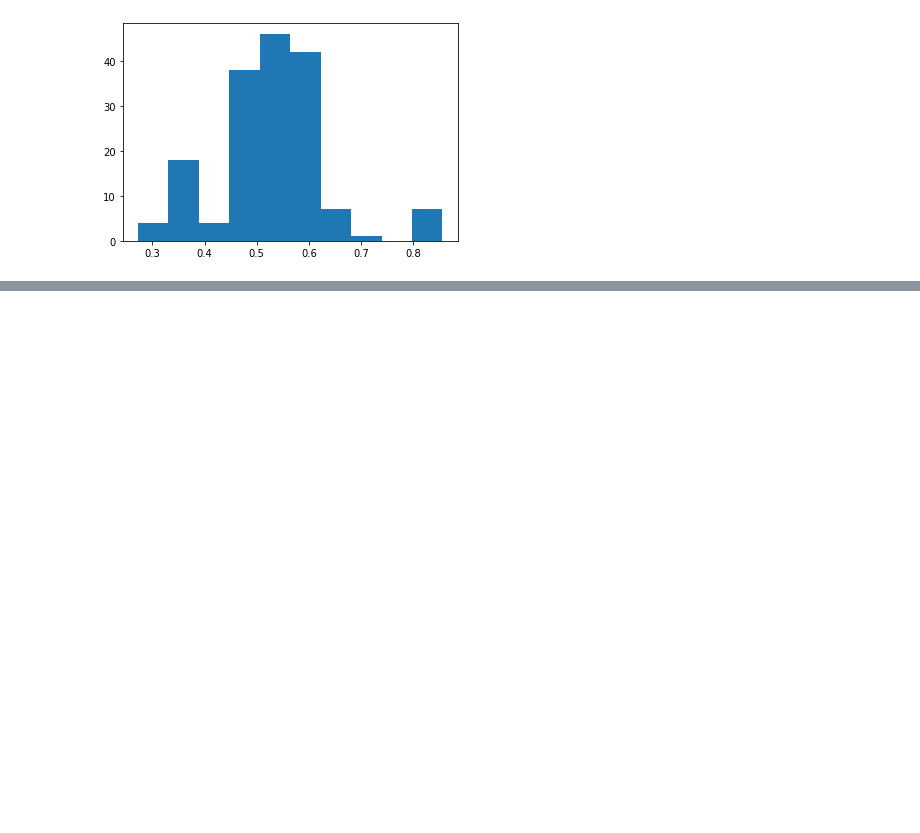
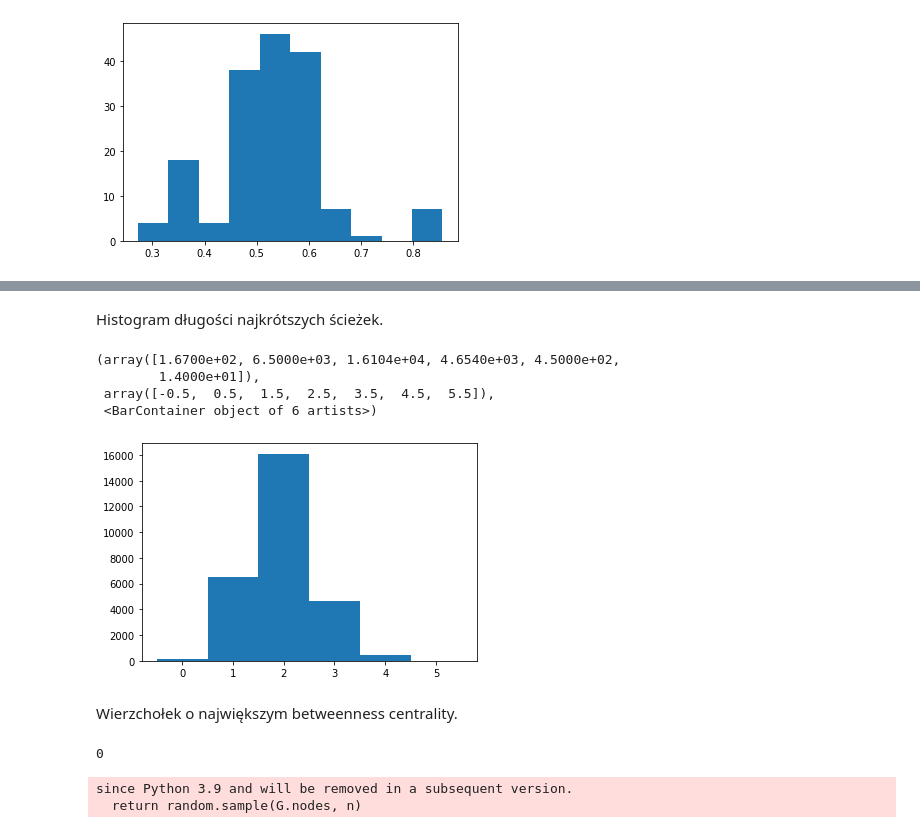
Before and after one commit to ProtossLuigi/studia-mag, a Jupyter notebook: sieci/lab2/zad1.ipynb, the cells around one changed output, grey strips where cells are left out. Saved outputs shown, nothing was run; the diff lists cells and outputs as text; code cells hidden in the pictures; blank space fills up the shorter version.

```diff
--- a/sieci/lab2/zad1.ipynb
+++ b/sieci/lab2/zad1.ipynb
@@ -109,0 +180,21 @@ df2 =
+# %% [markdown]
+Histogram długości najkrótszych ścieżek.
+# %%
+shortest_paths = nx.shortest_path_length(G)
+lengths = []
+for node1 in shortest_paths:
+    for node2 in node1[1]:
+        lengths.append(node1[1][node2])
+plt.hist(lengths, bins=np.arange(-0.5, 5.6, 1.0))
+# %% [output]
+(array([1.6700e+02, 6.5000e+03, 1.6104e+04, 4.6540e+03, 4.5000e+02,
+        1.4000e+01]),
+ array([-0.5,  0.5,  1.5,  2.5,  3.5,  4.5,  5.5]),
+ <BarContainer object of 6 artists>)
+[figure, added]
+# %% [markdown]
+Wierzchołek o największym betweenness centrality.
+# %%
+np.argmax(dict(nx.betweenness_centrality(G)))
+# %% [output]
+0
@@ -109,0 +237,9 @@ df2 =
+# %%
+results = {}
+for seed in ['3random', 'betweenness', 'closeness']:
+    results[seed] = {}
+    for threshold in [0.1, 0.25, 0.5]:
+        results[seed][threshold] = avg_icm(10, G, p=threshold, seed=seed)
+# %% [output]
+since Python 3.9 and will be removed in a subsequent version.
+  return random.sample(G.nodes, n)
```
Also changed, not shown: parts of 37 cells of this notebook, 20 other files.
